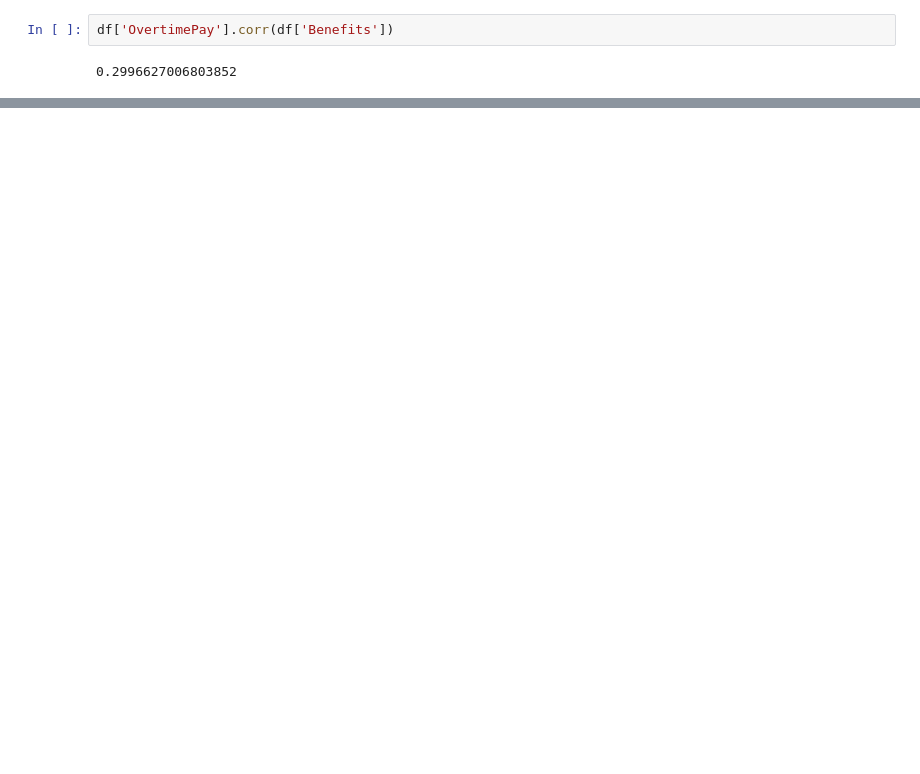
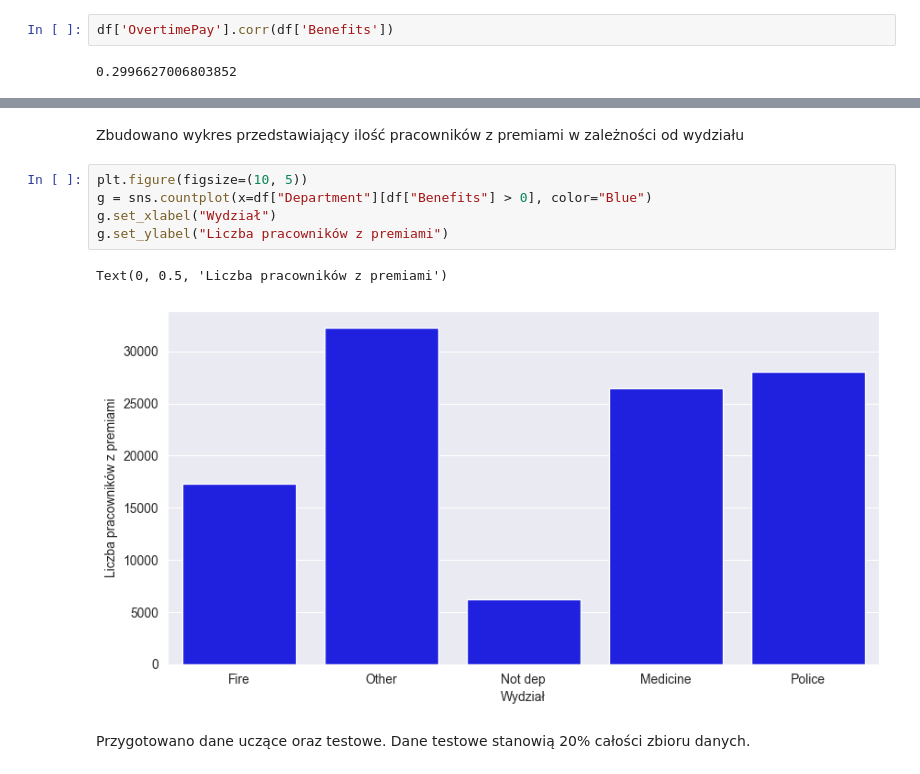
Before and after one commit to toyerovsky/salary_analysis, a Jupyter notebook: notebooks/basic_analysis.ipynb, the cells around one changed output, grey strips where cells are left out. Cells and saved outputs as stored; diff of their text form; blank space fills up the shorter version.

```diff
--- a/notebooks/basic_analysis.ipynb
+++ b/notebooks/basic_analysis.ipynb
@@ -144,0 +254,12 @@ plt.show()
+# %% [markdown]
+Zbudowano wykres przedstawiający ilość pracowników z premiami w zależności od wydziału
+# %%
+plt.figure(figsize=(10, 5))
+g = sns.countplot(x=df["Department"][df["Benefits"] > 0], color="Blue")
+g.set_xlabel("Wydział")
+g.set_ylabel("Liczba pracowników z premiami")
+# %% [output]
+Text(0, 0.5, 'Liczba pracowników z premiami')
+[figure, added]
+# %% [markdown]
+Przygotowano dane uczące oraz testowe. Dane testowe stanowią 20% całości zbioru danych.
```
Also changed, not shown: parts of 48 cells of this notebook, 5 other files.
